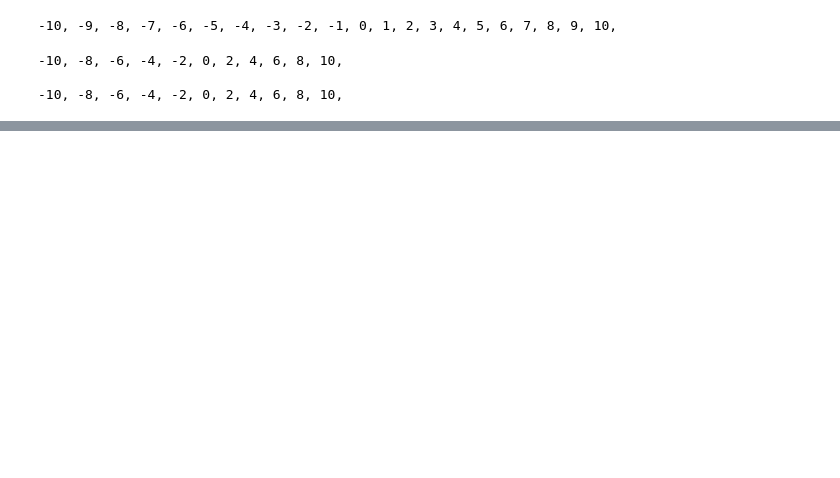
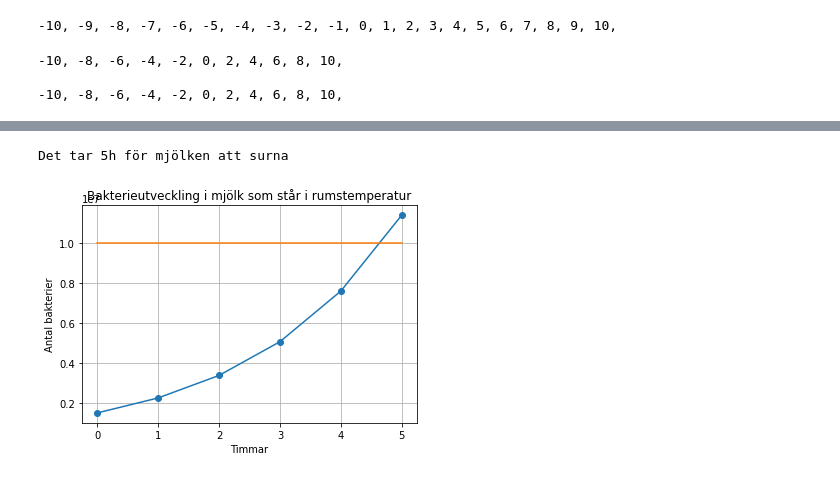
Before and after one commit to Anna-MariaSjolund/Python-Programming-Anna-MariaSjolund, a Jupyter notebook: Code-Along/while_statement.ipynb, the cells around one changed output, grey strips where cells are left out. Cells and saved outputs as stored; diff of their text form; code cells hidden in the pictures; blank space fills up the shorter version.

```diff
--- a/Code-Along/while_statement.ipynb
+++ b/Code-Along/while_statement.ipynb
@@ -31,0 +73,27 @@ while number <= 10:
+# %%
+import matplotlib.pyplot as plt
+faktor = 1.5
+bakterier = 1.5e6 # 1.5*10^6
+bakterie_lista = [bakterier]
+sur = 1e7
+timmar = 0
+
+while bakterier < sur:
+    bakterier *= faktor
+    timmar += 1
+    bakterie_lista.append(bakterier) # lägger till bakterier till bakterie_lista
+
+
+print(f"Det tar {timmar}h för mjölken att surna")
+bakterie_lista
+
+plt.plot(range(0,timmar+1), bakterie_lista, "o-") #timmar+1, för att rangen startar på 0.
+plt.plot(range(0,timmar+1), [sur]*(timmar+1))
+plt.xlabel("Timmar")
+plt.ylabel("Antal bakterier")
+plt.title("Bakterieutveckling i mjölk som står i rumstemperatur")
+plt.grid()
+plt.show()
+# %% [output]
+Det tar 5h för mjölken att surna
+[figure, added]
```
Also changed, not shown: parts of 5 cells of this notebook, 4 other files.
